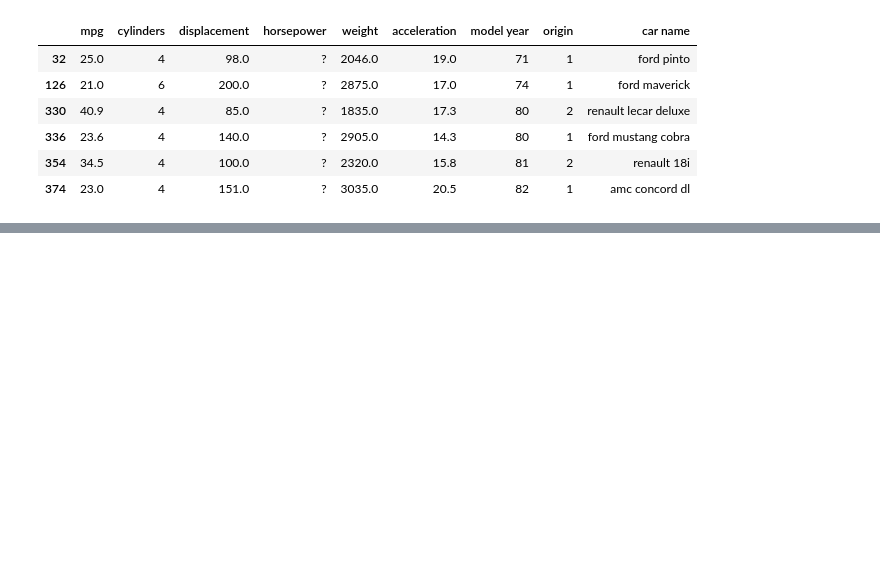
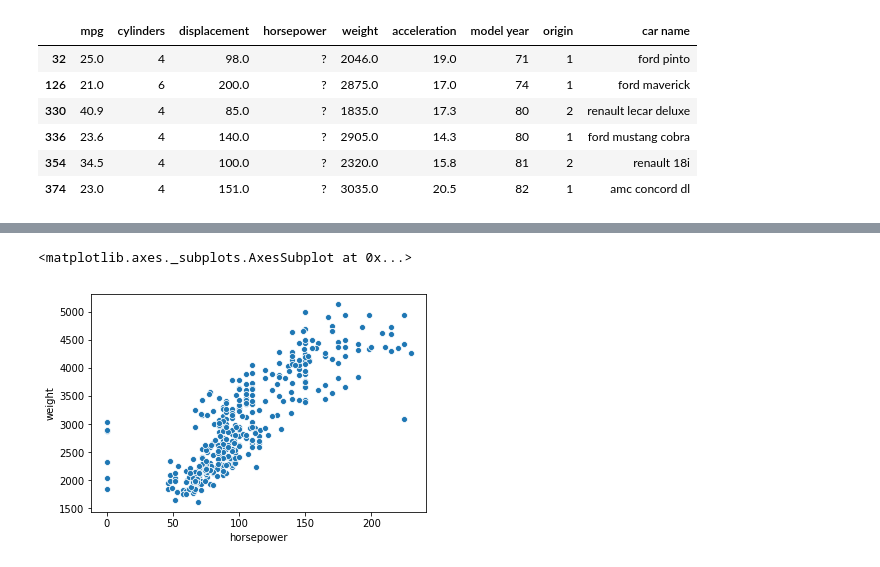
Before and after one commit to mhernandezit/is362_chapter8, a Jupyter notebook: Assignment8.ipynb, the cells around one changed output, grey strips where cells are left out. Drawn from its saved outputs; the diff is of its cells as text; code cells hidden in the pictures; blank space fills up the shorter version.

```diff
--- a/Assignment8.ipynb
+++ b/Assignment8.ipynb
@@ -67,4 +65,4 @@ mpg_data[mpg_data.apply(lambda row: row.astype(str).str.contains('\?', case=Fals
 | 354 | 34.5 | 4 | 100.0 | ? | 2320.0 | 15.8 | 81 | 2 | renault 18i |
 | 374 | 23.0 | 4 | 151.0 | ? | 3035.0 | 20.5 | 82 | 1 | amc concord dl |
 # %%
-mpg_data.replace('\?', np.nan)
+mpg_data = mpg_data.replace('?', np.nan)
@@ -82,0 +154,5 @@ mpg_data[mpg_data.apply(lambda row: row.astype(str).str.contains('\?', case=Fals
+# %%
+sb.scatterplot(x=mpg_data.horsepower, y=mpg_data.weight)
+# %% [output]
+<matplotlib.axes._subplots.AxesSubplot at 0x...>
+[figure, added]
```
Also changed, not shown: parts of 18 cells of this notebook.
